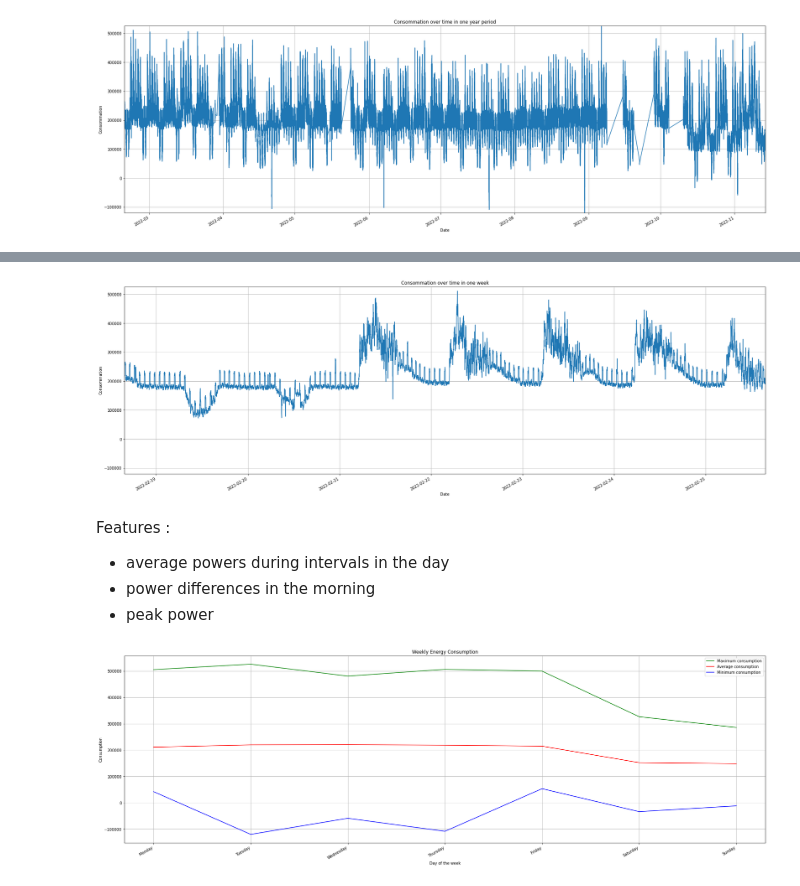
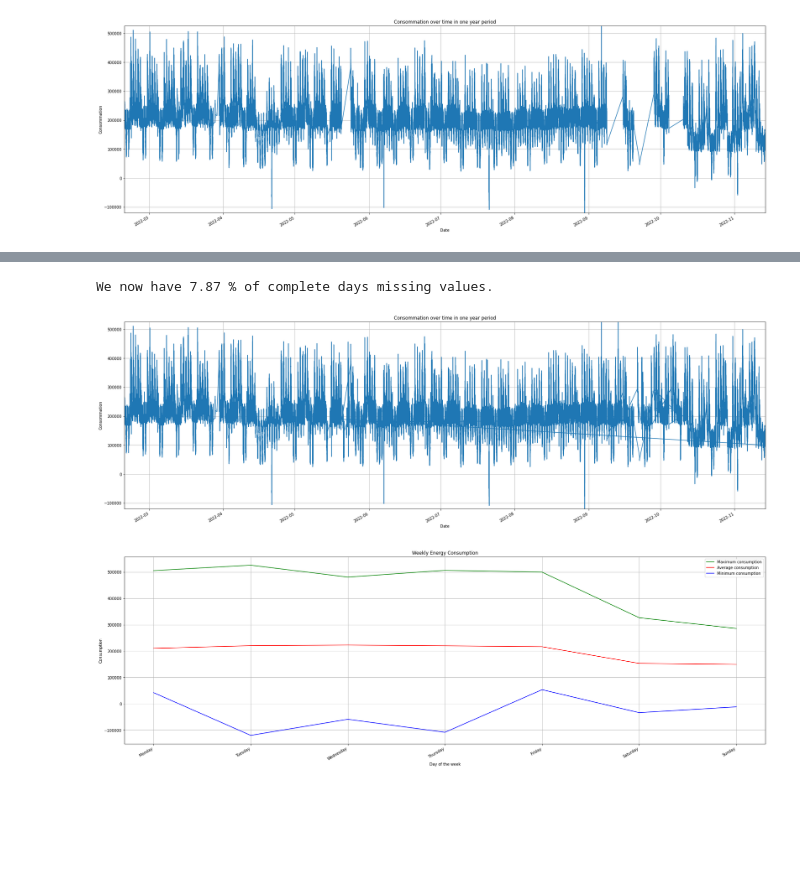
Before and after one commit to cojre/ml-project-2-stockdataholm, a Jupyter notebook: main_RNN.ipynb, the cells around one changed output, grey strips where cells are left out. Drawn from its saved outputs; the diff is of its cells as text; code cells hidden in the pictures; blank space fills up the shorter version.

```diff
--- a/main_RNN.ipynb
+++ b/main_RNN.ipynb
@@ -64,3 +64,15 @@ def plot_consommation_over_time_detailed_graph():
 plot_consommation_over_time_detailed_graph()
 # %% [output]
 [figure]
+# %%
+sdate = date(2022,2,19)
+edate = date(2022,11,13)
+all_days = pd.date_range(sdate,edate-timedelta(days=1),freq='d')
+all_days = pd.to_datetime(all_days, format="%Y-%m-%d")
+# %%
+days_missing = []
+for x in all_days:
+    month_x = x.month
+    day_x = x.day
+    if (df.loc[(df.Month == month_x) & (df.Day == day_x)].shape[0] == 0) :
+        days_missing.append(x)
@@ -66,0 +84,13 @@ plot_consommation_over_time_detailed_graph()
+# %%
+for miss_day in days_missing:
+    prev_week = miss_day - dt.timedelta(days = 7)
+    next_week = miss_day + dt.timedelta(days = 7)
+    if (df.loc[(df.Month == prev_week.month) & (df.Day == prev_week.day)].shape[0] != 0) :
+        df_concat = df.loc[(df.Month == prev_week.month) & (df.Day == prev_week.day)]
+        df_concat["Date"] = df_concat["Date"] + dt.timedelta(days = 7)
+        df = pd.concat([df, df_concat], ignore_index=True)
+    else:
+        if (df.loc[(df.Month == next_week.month) & (df.Day == next_week.day)].shape[0] != 0) :
+            df_concat = df.loc[(df.Month == next_week.month) & (df.Day == next_week.day)]
+            df_concat["Date"] = df_concat["Date"] - dt.timedelta(days = 7)
+            df = pd.concat([df, df_concat], ignore_index=True)
@@ -67,25 +115,24 @@ plot_consommation_over_time_detailed_graph()
+# %%
+missing_perc = round((len(days_missing)*100)/len(all_days), 2)
+print("We now have", missing_perc, "% of complete days missing values.")
+# %% [output]
+We now have 7.87 % of complete days missing values.
 # %%
-# function to plot the first week
-def plot_consommation_over_time_first_week():
+def plot_consommation_over_time_detailed_graph():
     fig, ax = plt.subplots(figsize=(30, 10))
     ax.plot(df['Date'], df['Value'])
-    ax.set_title('Consommation over time in one week')
+    ax.set_title('Consommation over time in one year period')
     ax.set_xlabel('Date')
     ax.set_ylabel('Consommation')
-    ax.set_xlim(df['Date'].min(), df['Date'].min() + pd.DateOffset(days=7))
+    ax.set_xlim(df['Date'].min(), df['Date'].max())
     ax.set_ylim(df['Value'].min(), df['Value'].max())
     ax.grid(True)
     fig.autofmt_xdate()
     plt.show()
 
-plot_consommation_over_time_first_week()
+plot_consommation_over_time_detailed_graph()
 # %% [output]
-[figure, old version]
+[figure, new version]
-# %% [markdown]
-Features :
-- average powers during intervals in the day
-- power differences in the morning
-- peak power
 # %%
 # function to plot the first week
 def plot_weekly_consumption():
```
Also changed, not shown: parts of 55 cells of this notebook, 1 other file.
